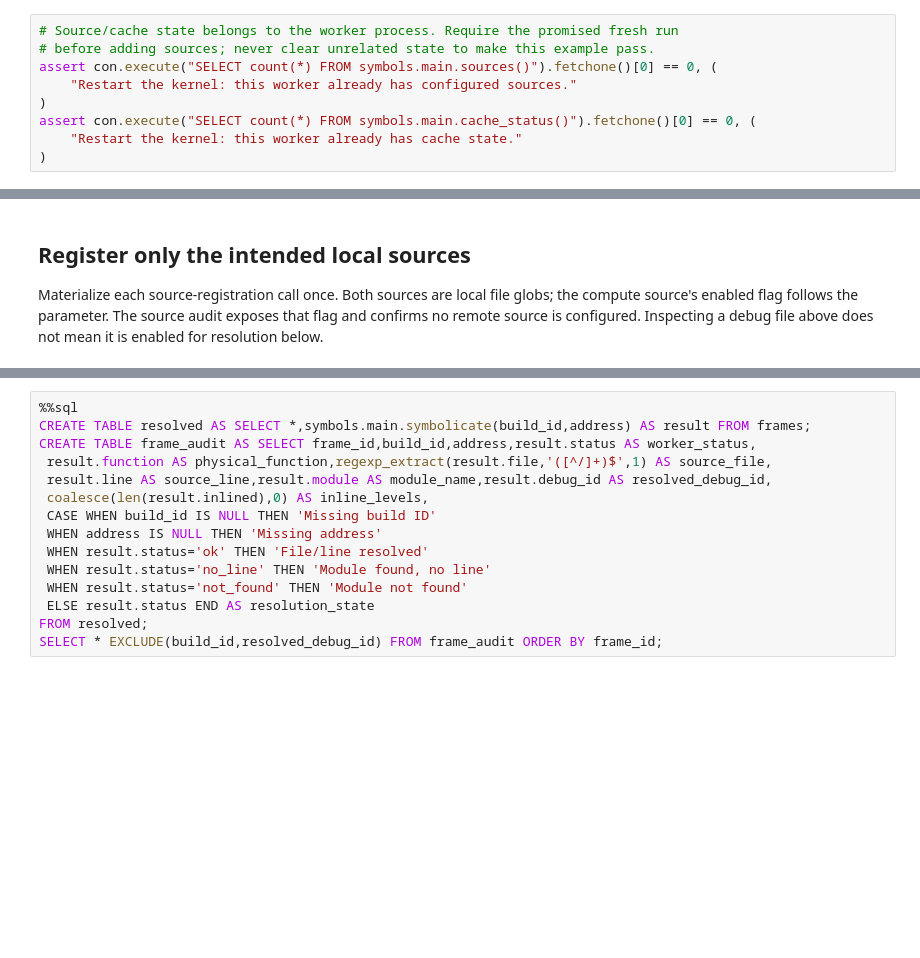
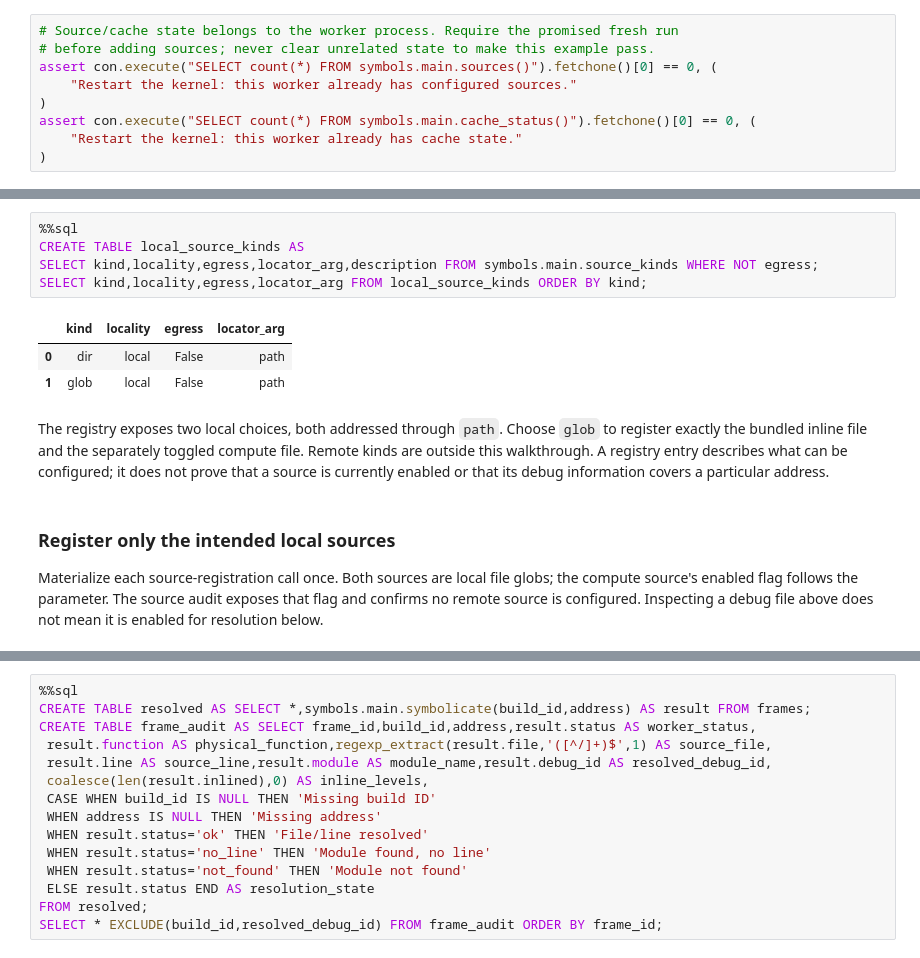
Before and after one commit to Query-farm/vgi-symbols, a Jupyter notebook: notebooks/01_symbol_coverage_and_inline_expansion.ipynb, the cells around one changed output, grey strips where cells are left out. Drawn from its saved outputs; the diff is of its cells as text; blank space fills up the shorter version.

```diff
--- a/notebooks/01_symbol_coverage_and_inline_expansion.ipynb
+++ b/notebooks/01_symbol_coverage_and_inline_expansion.ipynb
@@ -91,5 +113,16 @@ assert con.execute("SELECT count(*) FROM symbols.main.cache_status()").fetchone(
+# %%
+%%sql
+CREATE TABLE local_source_kinds AS
+SELECT kind,locality,egress,locator_arg,description FROM symbols.main.source_kinds WHERE NOT egress;
+SELECT kind,locality,egress,locator_arg FROM local_source_kinds ORDER BY kind;
+# %% [output]
+|  | kind | locality | egress | locator_arg |
+| 0 | dir | local | False | path |
+| 1 | glob | local | False | path |
+# %% [markdown]
+The registry exposes two local choices, both addressed through `path`. Choose `glob` to register exactly the bundled inline file and the separately toggled compute file. Remote kinds are outside this walkthrough. A registry entry describes what can be configured; it does not prove that a source is currently enabled or that its debug information covers a particular address.
 # %% [markdown]
-## Register only the intended local sources
+### Register only the intended local sources
 
 Materialize each source-registration call once. Both sources are local file globs;
 the compute source's enabled flag follows the parameter. The source audit exposes
```
Also changed, not shown: parts of 22 cells of this notebook, 12 other files.
